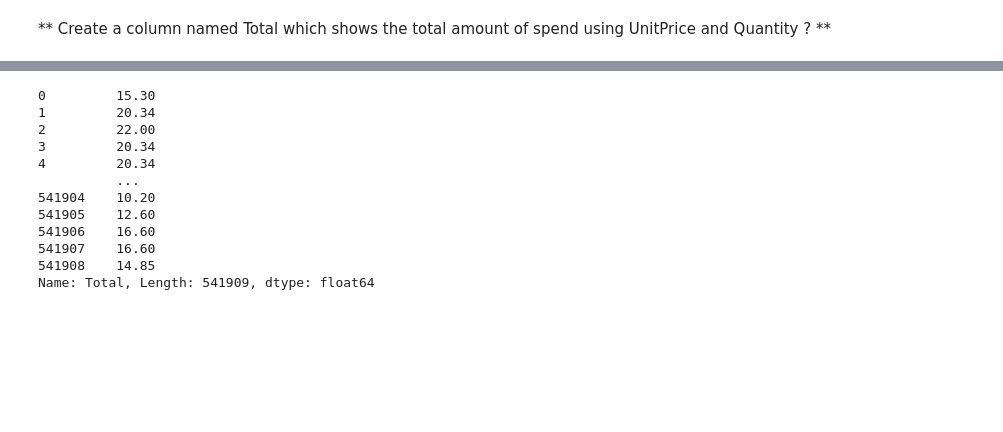
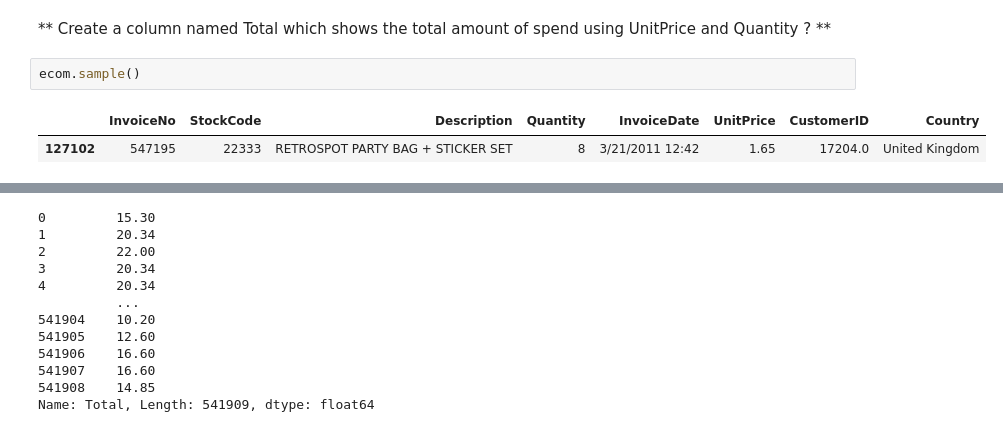
Before and after one commit to bulent-1111/Data_Science, a Jupyter notebook: Assignment/Assignment2_Student.ipynb, the cells around one changed output, grey strips where cells are left out. Saved outputs shown, nothing was run; the diff lists cells and outputs as text; blank space fills up the shorter version.

```diff
--- a/Assignment/Assignment2_Student.ipynb
+++ b/Assignment/Assignment2_Student.ipynb
@@ -101,2 +109,7 @@ dtype: int64
 # %% [markdown]
 ** Create a column named Total which shows the total amount of spend using UnitPrice and Quantity ? **
+# %%
+ecom.sample()
+# %% [output]
+|  | InvoiceNo | StockCode | Description | Quantity | InvoiceDate | UnitPrice | CustomerID | Country |
+| 127102 | 547195 | 22333 | RETROSPOT PARTY BAG + STICKER SET | 8 | 3/21/2011 12:42 | 1.65 | 17204.0 | United Kingdom |
```
Also changed, not shown: parts of 23 cells of this notebook, 6 other files.
